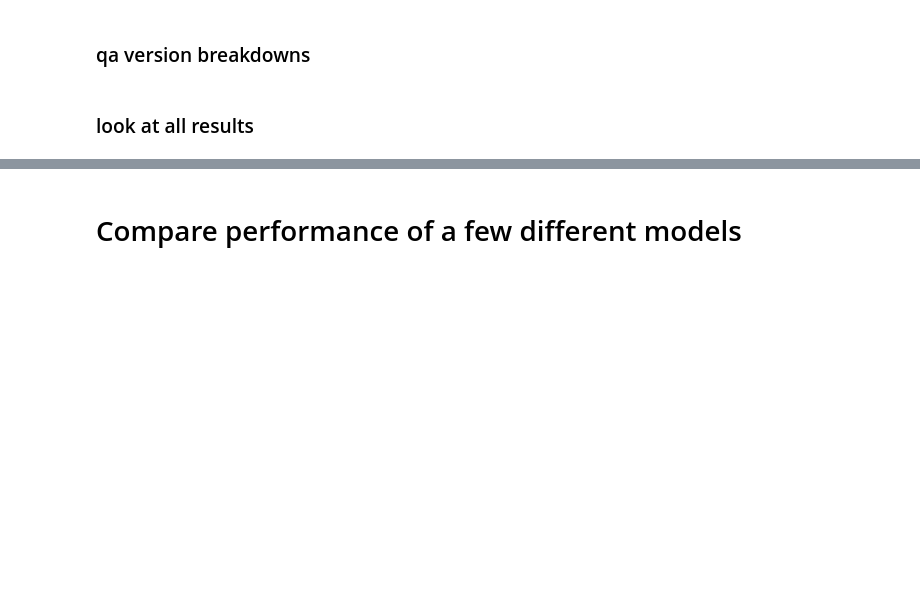
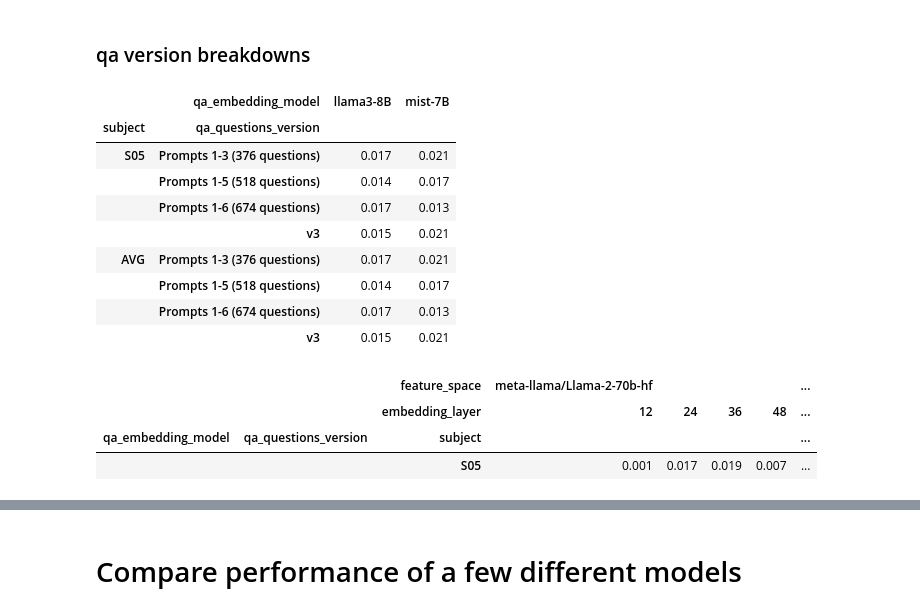
Before and after one commit to csinva/fmri, a Jupyter notebook: notebooks/01_encoding.ipynb, the cells around one changed output, grey strips where cells are left out. Cells and saved outputs as stored; diff of their text form; code cells hidden in the pictures; blank space fills up the shorter version.

```diff
--- a/notebooks/01_encoding.ipynb
+++ b/notebooks/01_encoding.ipynb
@@ -101,33 +150,44 @@ print(t.to_latex(escape=False, column_format='lrrrr', float_format='%.3f'))
 # %% [markdown]
 ### qa version breakdowns
 # %%
-d = r[(r.feature_space == 'qa_embedder-10') * (r.pc_components == 100)]
-# d = r[(r.pc_components == 100)]
-d = d[d.ndelays == 8]
+d = r[(r.feature_space == 'qa_embedder')]
+d = d[(d.pc_components == 100)]
+# d = d[d.ndelays == 8]
 d = d[~d.qa_embedding_model.str.contains('mixt')]
 d['qa_questions_version'] = d['qa_questions_version'].apply(
     viz.version_rename)
 cols = ['subject', 'qa_questions_version', 'qa_embedding_model']
 d = d.groupby(cols)[mets].mean()
 d = (
     d.pivot_table(index=[c for c in cols if not c == 'qa_embedding_model'],
                   columns='qa_embedding_model', values='corrs_test_mean', aggfunc='mean')
 )
 # add average row to multiindex
 for qa_questions_version in sorted(d.index.get_level_values('qa_questions_version').unique()):
     dn = d.loc[(slice(None), qa_questions_version), :]
     d.loc[('AVG', qa_questions_version), :] = dn.mean()
 display(
     d
     .style.background_gradient(cmap='magma')  # , axis=0)
     .format(precision=3)
 )
 
-d = d.drop(columns='llama3-8B-refined')
-d.columns.name = None
-d.index.names = ['Subject', 'Questions']
-d.columns = d.columns.map(viz.feature_space_rename)
-d = d.loc[(slice(None), ['Prompts 1-3 (376 questions)',
-           'Prompts 1-5 (518 questions)', 'Prompts 1-6 (674 questions)']), :]
-print(d.to_latex(escape=False, float_format='%.3f').replace(
-    '\cline{1-5}', '\midrule'))
+# d = d.drop(columns='llama3-8B-refined')
+# d.columns.name = None
+# d.index.names = ['Subject', 'Questions']
+# d.columns = d.columns.map(viz.feature_space_rename)
+# d = d.loc[(slice(None), ['Prompts 1-3 (376 questions)',
+#            'Prompts 1-5 (518 questions)', 'Prompts 1-6 (674 questions)']), :]
+# print(d.to_latex(escape=False, float_format='%.3f').replace(
+#     '\cline{1-5}', '\midrule'))
+# %% [output]
+|  | qa_embedding_model | llama3-8B | mist-7B |
+| subject | qa_questions_version |  |  |
+| S05 | Prompts 1-3 (376 questions) | 0.017 | 0.021 |
+|  | Prompts 1-5 (518 questions) | 0.014 | 0.017 |
+|  | Prompts 1-6 (674 questions) | 0.017 | 0.013 |
+|  | v3 | 0.015 | 0.021 |
+| AVG | Prompts 1-3 (376 questions) | 0.017 | 0.021 |
+|  | Prompts 1-5 (518 questions) | 0.014 | 0.017 |
+|  | Prompts 1-6 (674 questions) | 0.017 | 0.013 |
+|  | v3 | 0.015 | 0.021 |
@@ -137,29 +194,37 @@ imodelsx.process_results.delete_runs_in_dataframe(
 # %%
-d = r[(~r.feature_space.str.contains('qa_embedder')) * (r.pc_components == 100)]
+d = r[(~r.feature_space.str.contains('qa_embedder'))]
+d = d[d.pc_components == 100]
 d = d[(~d.feature_space.str.contains('roberta'))]
 # d = r[(r.pc_components == 100)]
 # d = d[d.ndelays == 8]
-cols = ['subject', 'ndelays', 'feature_space']
-d = d.groupby(cols)[mets].mean()
+# cols = ['subject', 'ndelays', 'feature_space', 'embedding_layer']
+cols = cols_varied
+if not 'subject' in cols:
+    cols_varied.append('subject')
+cols_top = ['feature_space', 'embedding_layer']
+d = d.groupby(cols_varied)[mets].mean()
 d = (
-    d.pivot_table(index=[c for c in cols if not c == 'feature_space'],
-                  columns='feature_space', values='corrs_test_mean', aggfunc='mean')
+    d.pivot_table(index=[c for c in cols if not c in cols_top],
+                  columns=cols_top, values='corrs_test_mean', aggfunc='mean')
     .rename(columns=viz.feature_space_rename)
     # sort columns alphabetically
     .sort_index(axis=1)
 )
 # add average row to multiindex
-for ndelays in sorted(d.index.get_level_values('ndelays').unique()):
-    dn = d.loc[(slice(None), ndelays), :]
-    d.loc[('AVG', ndelays), :] = dn.mean()
+# for ndelays in sorted(d.index.get_level_values('ndelays').unique()):
+#     dn = d.loc[(slice(None), ndelays), :]
+#     d.loc[('AVG', ndelays), :] = dn.mean()
 
 
-d.columns.name = None
-d.index.names = ['Subject', 'Delays']
+# d.columns.name = None
+# d.index.names = ['Subject', 'Delays']
 display(d
         .style.background_gradient(cmap='magma')  # , axis=0)
         .format(precision=3)
         )
-print(d.T.to_latex(escape=False, float_format='%.3f'))
+# print(d.T.to_latex(escape=False, float_format='%.3f'))
+# %% [output]
+|  |  | feature_space | meta-llama/Llama-2-70b-hf |  |  |  | ... |
+|  |  | embedding_layer | 12 | 24 | 36 | 48 | ... |
+| qa_embedding_model | qa_questions_version | subject |  |  |  |  | ... |
+|  |  | S05 | 0.001 | 0.017 | 0.019 | 0.007 | ... |
-# %% [markdown]
-### look at all results
```
Also changed, not shown: parts of 7 cells of this notebook, 8 other files.
